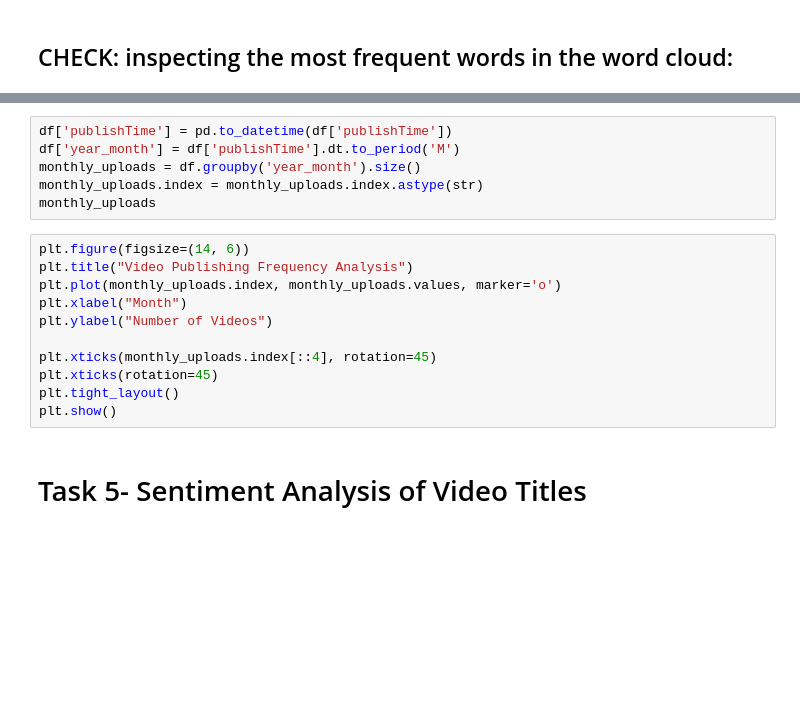
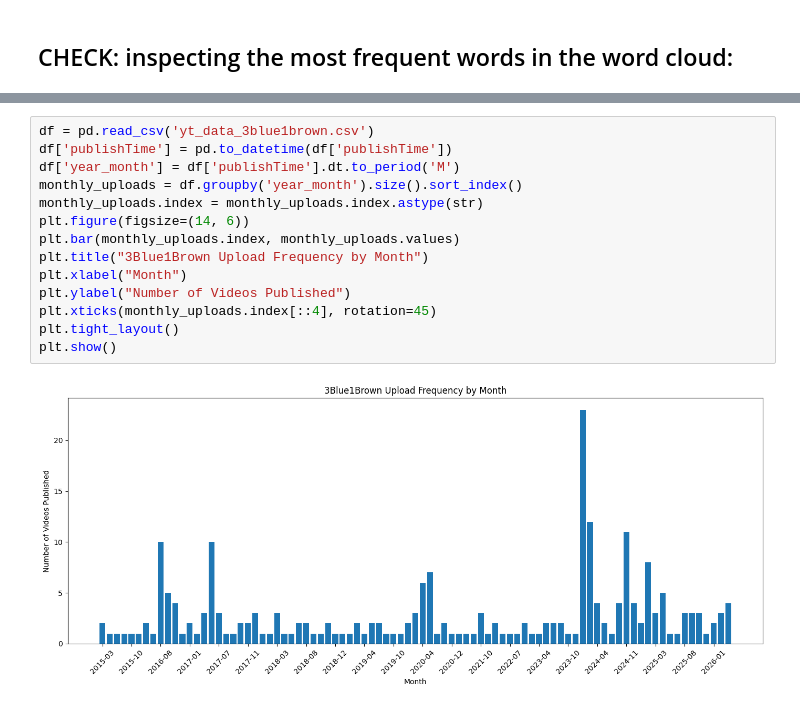
Before and after one commit to ajinikhil/Big_Data_Final_Project, a Jupyter notebook: analysis.ipynb, the cells around one changed output, grey strips where cells are left out. Saved outputs shown, nothing was run; the diff lists cells and outputs as text; blank space fills up the shorter version.

```diff
--- a/analysis.ipynb
+++ b/analysis.ipynb
@@ -228,19 +335,16 @@ df
 # %%
+df = pd.read_csv('yt_data_3blue1brown.csv')
 df['publishTime'] = pd.to_datetime(df['publishTime'])
 df['year_month'] = df['publishTime'].dt.to_period('M')
-monthly_uploads = df.groupby('year_month').size()
+monthly_uploads = df.groupby('year_month').size().sort_index()
 monthly_uploads.index = monthly_uploads.index.astype(str)
-monthly_uploads
+plt.figure(figsize=(14, 6))
+plt.bar(monthly_uploads.index, monthly_uploads.values)
+plt.title("3Blue1Brown Upload Frequency by Month")
+plt.xlabel("Month")
+plt.ylabel("Number of Videos Published")
+plt.xticks(monthly_uploads.index[::4], rotation=45)
+plt.tight_layout()
+plt.show()
+# %% [output]
+[figure, added]
-# %%
-plt.figure(figsize=(14, 6))
-plt.title("Video Publishing Frequency Analysis")
-plt.plot(monthly_uploads.index, monthly_uploads.values, marker='o')
-plt.xlabel("Month")
-plt.ylabel("Number of Videos")
-
-plt.xticks(monthly_uploads.index[::4], rotation=45)
-plt.xticks(rotation=45)
-plt.tight_layout()
-plt.show()
-# %% [markdown]
-# Task 5- Sentiment Analysis of Video Titles
```
Also changed, not shown: parts of 36 cells of this notebook.
